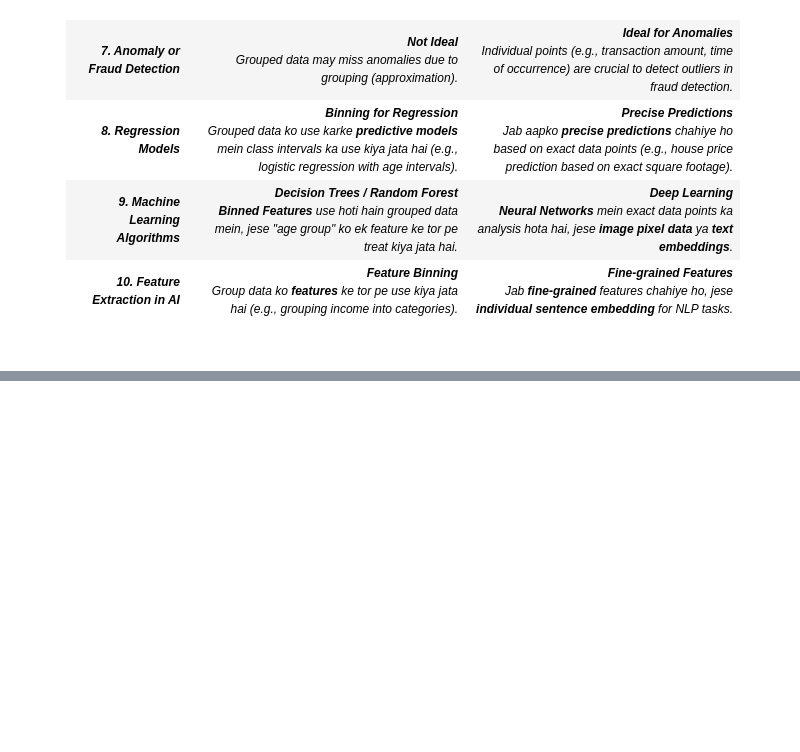
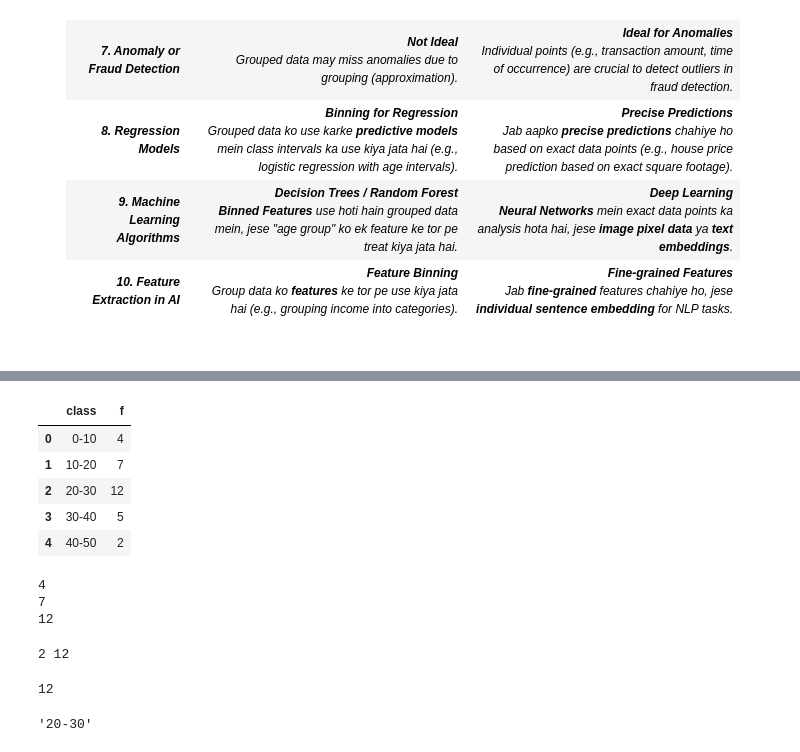
Before and after one commit to Mubeen-Ahmad/AI, a Jupyter notebook: 3.ipynb, the cells around one changed output, grey strips where cells are left out. Drawn from its saved outputs; the diff is of its cells as text; code cells hidden in the pictures; blank space fills up the shorter version.

```diff
--- a/3.ipynb
+++ b/3.ipynb
@@ -156,0 +709,37 @@ df
+# %%
+class_ = ["0-10","10-20","20-30","30-40","40-50"]
+f = [4,7,12,5,2]
+df = pd.DataFrame({"class":class_,"f":f})
+df
+# %% [output]
+|  | class | f |
+| 0 | 0-10 | 4 |
+| 1 | 10-20 | 7 |
+| 2 | 20-30 | 12 |
+| 3 | 30-40 | 5 |
+| 4 | 40-50 | 2 |
+# %%
+# find high frequency class
+tmp = 0
+INDEX = 0
+for index,i in enumerate(f):
+    if i > tmp:
+        tmp = i
+        INDEX = index
+        print(i)
+# %% [output]
+4
+7
+12
+# %%
+print(INDEX,tmp)
+# %% [output]
+2 12
+# %%
+f[INDEX]
+# %% [output]
+12
+# %%
+class_[INDEX]
+# %% [output]
+'20-30'
```
Also changed, not shown: parts of 82 cells of this notebook, 11 other files.
